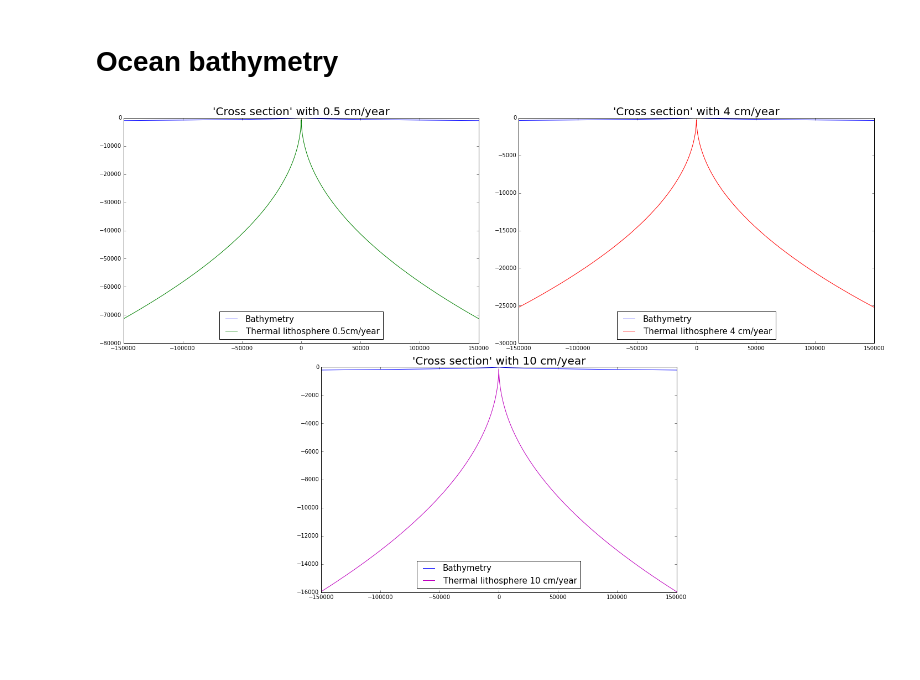
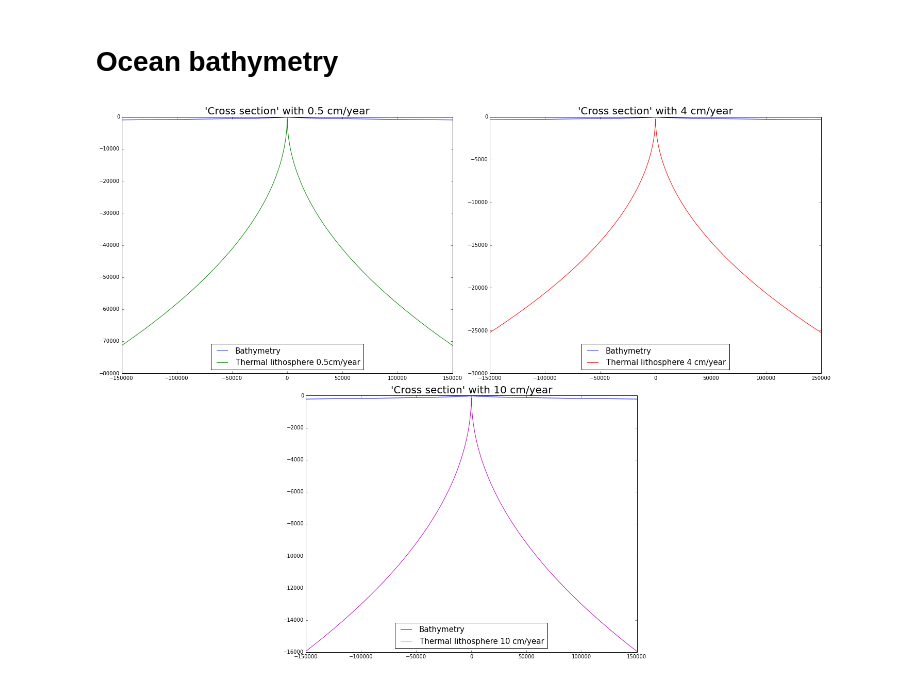
Before and after one commit to SbastianGarzon/Geodynamics, a Jupyter notebook: OceanicPlates/oceanicPlates.ipynb, the cells around one changed output. Cells and saved outputs as stored; diff of their text form; code cells hidden in the pictures; blank space fills up the shorter version.

```diff
--- a/OceanicPlates/oceanicPlates.ipynb
+++ b/OceanicPlates/oceanicPlates.ipynb
@@ -89,24 +89,24 @@ def water(x,v): #x en m, v en cm/yr
     return w
 # %%
 import matplotlib.gridspec as gridspec
-figure(figsize=(20,25))
+figure(figsize=(20,30))
 gs = gridspec.GridSpec(4, 4)
 ax1 = plt.subplot(gs[0,0:2])
 plot(x5,water(x5,0.5),label="Bathymetry")
 plot(x5,yBL(x5,0.5), label="Thermal lithosphere 0.5cm/year")
 title("'Cross section' with 0.5 cm/year",fontsize=20)
 legend(fontsize=15, loc='lower center')
 ax2 = plt.subplot(gs[0,2:])
 plot(x5,water(x5,4),label="Bathymetry")
 plot(x5,yBL(x5,4),c='r',label="Thermal lithosphere 4 cm/year")
 title("'Cross section' with 4 cm/year",fontsize=20)
 legend(fontsize=15, loc='lower center')
 ax3 = plt.subplot(gs[1,1:3])
 plot(x5,water(x5,10),label="Bathymetry")
 plot(x5,yBL(x5,10),c='m',label="Thermal lithosphere 10 cm/year")
 title("'Cross section' with 10 cm/year",fontsize=20)
 legend(fontsize=15, loc='lower center')
 fig = gcf()
 gs.tight_layout(fig)
 # %% [output]
-[figure, old version]
+[figure, new version]
```
Also changed, not shown: parts of 4 cells of this notebook.
